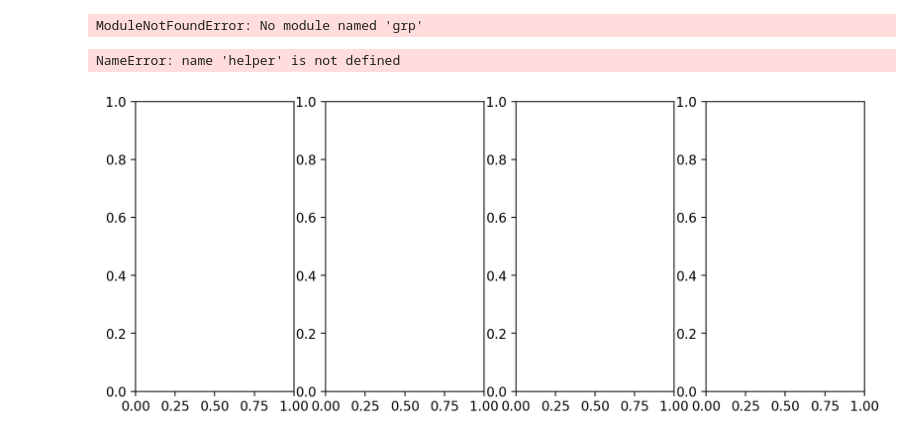
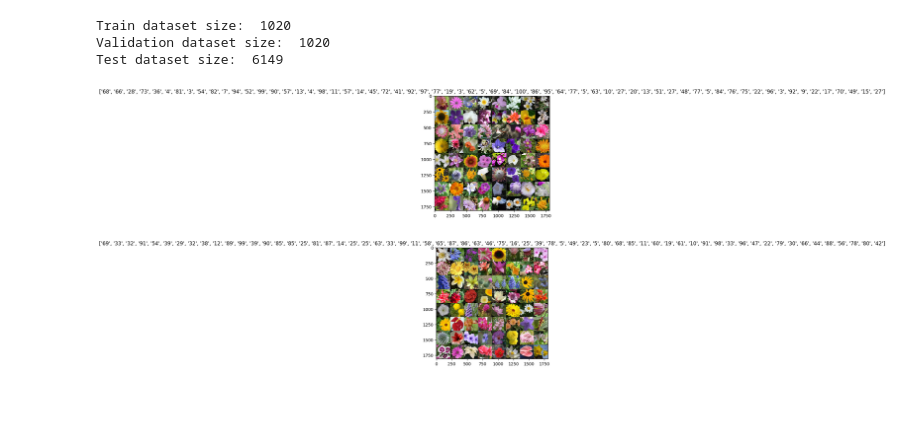
Before and after one commit to INTTeam13/Assessment, a Jupyter notebook: assessment-new.ipynb, the cells around one changed output. Drawn from its saved outputs; the diff is of its cells as text; code cells hidden in the pictures; blank space fills up the shorter version.

```diff
--- a/assessment-new.ipynb
+++ b/assessment-new.ipynb
@@ -1,10 +1,29 @@
 # %%
+# Data science
+import numpy as np
+import pandas as pd
+
+# PyTorch framework
 import torch
 import torchvision
-import torchvision.transforms as transforms
+from torch import cuda
+from torchvision import datasets, transforms, models
+import torchvision.models as models
+import torch.nn as nn
+import torch.nn.functional as F
+import torch.optim as optim
+from torch.autograd import Variable
+from torchsummary import summary
+
+# Image tools
 import matplotlib.pyplot as plt
-import helper
-import grp
+from PIL import Image
+
+# Others
+import json
+from timeit import default_timer as timer
+import os, random
+
 
 # notethat flowers102 dataset require scipy
 # Define the data transformations for the dataset, so these will be applied to each image that are in the dataset
@@ -32,15 +51,47 @@ test_dataset = torchvision.datasets.Flowers102(root='./data', split='test', tran
 trainloader = torch.utils.data.DataLoader(train_dataset, batch_size=64, shuffle=True)
 testloader = torch.utils.data.DataLoader(val_dataset, batch_size=32)
 validloader = torch.utils.data.DataLoader(test_dataset, batch_size=32)
+# Amount of data in each split
+print("Train dataset size: ", len(train_dataset))
+print("Validation dataset size: ", len(val_dataset))
+print("Test dataset size: ", len(test_dataset))
+# create an empty dictionary to store the class counts
 # %% [output]
-ModuleNotFoundError: No module named 'grp'
+Train dataset size:  1020
+Validation dataset size:  1020
+Test dataset size:  6149
-# %%
-images, labels = next(iter(trainloader))
-
-fig, axes = plt.subplots(figsize=(10,4), ncols=4)
-for ii in range(4):
-    ax = axes[ii]
-    helper.imshow(images[ii], ax=ax)
-# %% [output]
-NameError: name 'helper' is not defined
-[figure, removed]
+# %%
+# Load the image labels and their corresponding names
+import scipy.io
+import os
+
+labels_data = scipy.io.loadmat(os.path.join('./data', 'flowers-102', 'imagelabels.mat'))
+labels = np.array(labels_data['labels'][0]) - 1  # Subtract 1 to make the labels zero-based
+
+
+
+
+# Function to display images and their labels
+# Function to display images and their labels
+def imshow(inp, title=None):
+    """Imshow for Tensor."""
+    inp = inp.numpy().transpose((1, 2, 0))
+    mean = np.array([0.485, 0.456, 0.406])
+    std = np.array([0.229, 0.224, 0.225])
+    inp = std * inp + mean
+    inp = np.clip(inp, 0, 1)
+    plt.imshow(inp)
+    if title is not None:
+        plt.title(title)
+    plt.pause(0.001)  # Pause a bit so that plots are updated
+
+# Get a batch of training data and their corresponding labels
+inputs, classes = next(iter(trainloader))
+
+# Make a grid from batch and display the images along with their labels
+out = torchvision.utils.make_grid(inputs)
+class_names = [str(int(x) + 1) for x in classes]  # Add 1 to make the labels one-based
+imshow(out, title=class_names)
+# %% [output]
+[figure, added]
+[figure, added]
```
Also changed, not shown: parts of 9 cells of this notebook, 1 other file.
